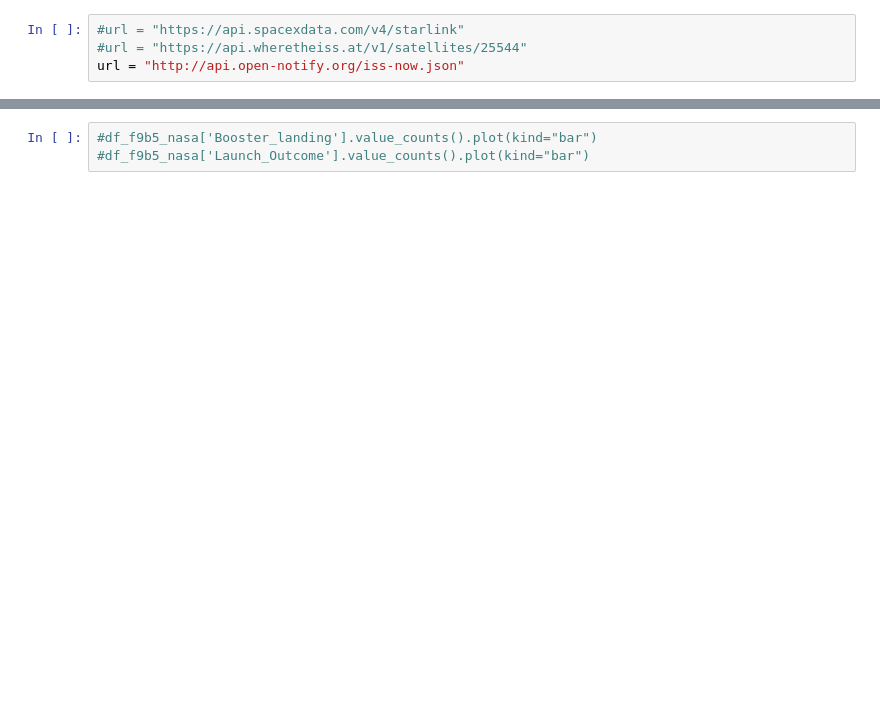
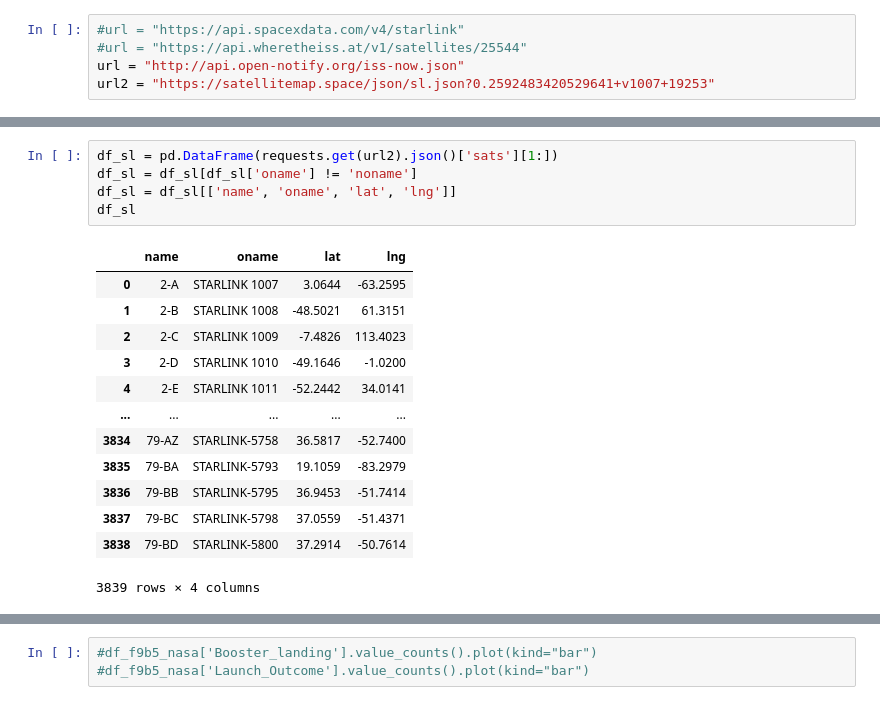
Before and after one commit to pablocabadas/spacex-launch, a Jupyter notebook: SPACEX.ipynb, the cells around one changed output, grey strips where cells are left out. Drawn from its saved outputs; the diff is of its cells as text; blank space fills up the shorter version.

```diff
--- a/SPACEX.ipynb
+++ b/SPACEX.ipynb
@@ -14,6 +15,7 @@ sys.path.append("../")
 #url = "https://api.spacexdata.com/v4/starlink"
 #url = "https://api.wheretheiss.at/v1/satellites/25544"
 url = "http://api.open-notify.org/iss-now.json"
+url2 = "https://satellitemap.space/json/sl.json?0.2592483420529641+v1007+19253"
 # %%
 req = requests.get(url)
 req.content
@@ -22,3 +49,22 @@ b'{"iss_position": {"latitude": "-6.7409", "longitude": "-130.9228"}, "message":
+# %%
+df_sl = pd.DataFrame(requests.get(url2).json()['sats'][1:])
+df_sl = df_sl[df_sl['oname'] != 'noname']
+df_sl = df_sl[['name', 'oname', 'lat', 'lng']]
+df_sl
+# %% [output]
+|  | name | oname | lat | lng |
+| 0 | 2-A | STARLINK 1007 | 3.0644 | -63.2595 |
+| 1 | 2-B | STARLINK 1008 | -48.5021 | 61.3151 |
+| 2 | 2-C | STARLINK 1009 | -7.4826 | 113.4023 |
+| 3 | 2-D | STARLINK 1010 | -49.1646 | -1.0200 |
+| 4 | 2-E | STARLINK 1011 | -52.2442 | 34.0141 |
+| ... | ... | ... | ... | ... |
+| 3834 | 79-AZ | STARLINK-5758 | 36.5817 | -52.7400 |
+| 3835 | 79-BA | STARLINK-5793 | 19.1059 | -83.2979 |
+| 3836 | 79-BB | STARLINK-5795 | 36.9453 | -51.7414 |
+| 3837 | 79-BC | STARLINK-5798 | 37.0559 | -51.4371 |
+| 3838 | 79-BD | STARLINK-5800 | 37.2914 | -50.7614 |
+3839 rows × 4 columns
 # %%
 req.json()['iss_position']
 # %% [output]
```
Also changed, not shown: parts of 24 cells of this notebook.
